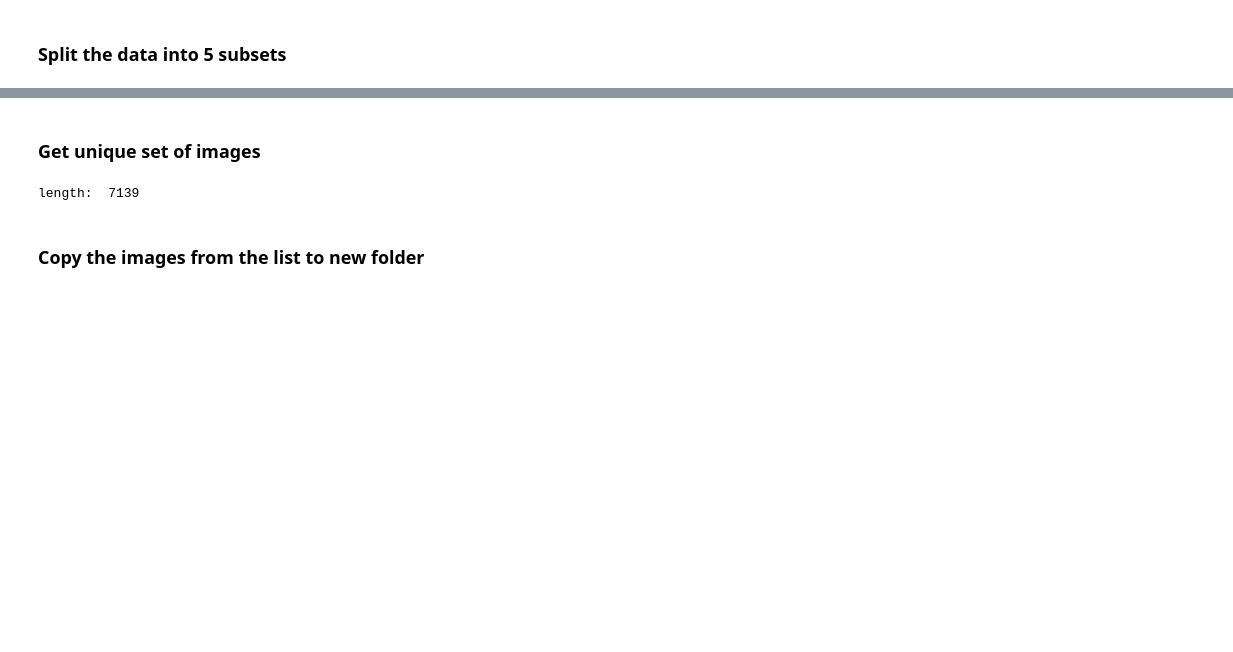
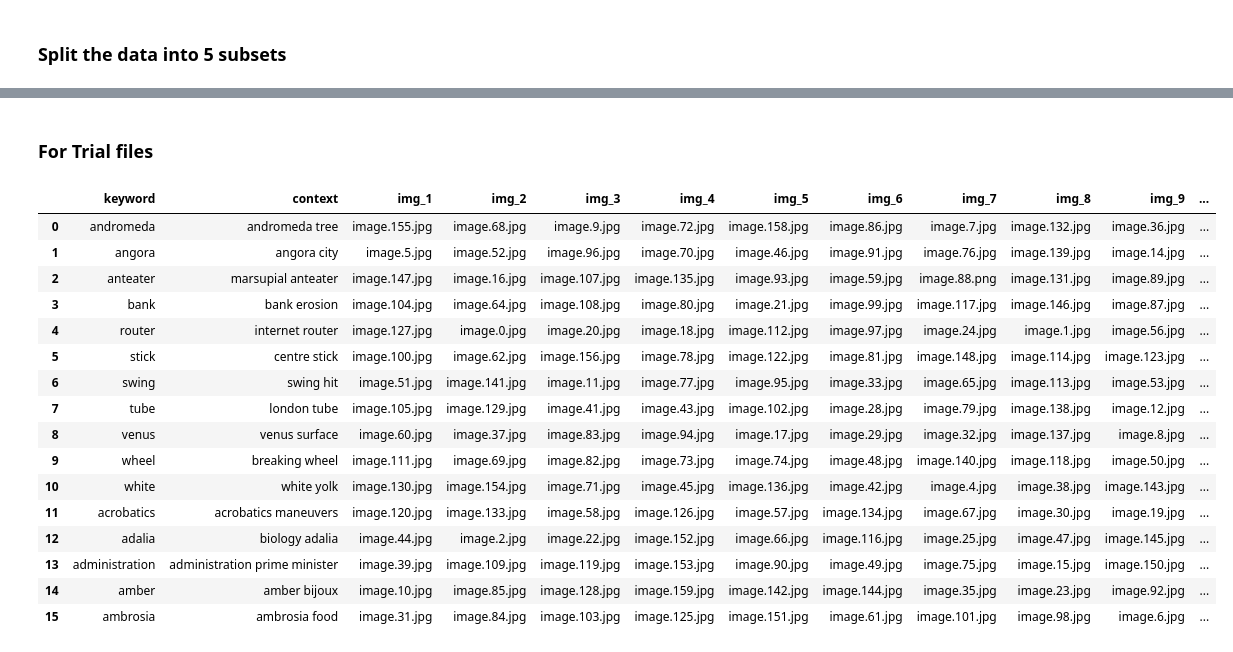
Before and after one commit to akmyat/V-WSD, a Jupyter notebook: data_split/data_split.ipynb, the cells around one changed output, grey strips where cells are left out. Drawn from its saved outputs; the diff is of its cells as text; code cells hidden in the pictures; blank space fills up the shorter version.

Commit message:
update data split

```diff
--- a/data_split/data_split.ipynb
+++ b/data_split/data_split.ipynb
@@ -11,7 +17,16 @@ data_path = "/path/to/data/"
+# %%
+data_path = "/content/drive/MyDrive/SemEval_Data/"
+if not os.path.exists(data_path):
+  os.makedirs(data_path)
 # %%
-data = pd.read_csv(data_path + "train.data.v1.txt", delimiter="\t", header=None, names=["keyword", "context", "img_1", "img_2", "img_3", "img_4", "img_5", "img_6", "img_7", "img_8", "img_9", "img_10"])
-keys = pd.read_csv(data_path+"train.gold.v1.txt", delimiter="\t", header=None)
+zipFile = zipfile.ZipFile("/content/drive/MyDrive/semeval-2023-task-1-V-WSD-train-v1.zip")
+
+with zipFile.open(zipFile.namelist()[3]) as f:
+  data = pd.read_csv(f, delimiter="\t", header=None, names=["keyword", "context", "img_1", "img_2", "img_3", "img_4", "img_5", "img_6", "img_7", "img_8", "img_9", "img_10"])
+with zipFile.open(zipFile.namelist()[4]) as f:
+  keys = pd.read_csv(f, delimiter="\t", header=None)
 data["gold_key"] = keys
+data.to_csv(data_path + "semeval_train.csv", index=None)
 data
 # %% [output]
 |  | keyword | context | img_1 | img_2 | img_3 | img_4 | img_5 | img_6 | img_7 | img_8 | img_9 | ... |
@@ -39,10 +68,0 @@ for df, name in zip(data_split, assigned_names):
-# %% [markdown]
-### Get unique set of images
-# %%
-subset_data = pd.read_csv("data_split_for_Aung.csv")       # change the file name
-image_list = list(set(list(itertools.chain.from_iterable(df[[f"img_{i}" for i in range(1, 11)]].values.tolist()))))
-print("length: ", len(image_list))
-# %% [output]
-length:  7139
-# %% [markdown]
-### Copy the images from the list to new folder
@@ -56,0 +69,27 @@ print(f"Copy Successfully: {len(image_list) == len(glob.glob(target_path+'*'))}"
+# %% [markdown]
+### For Trial files
+# %%
+with tarfile.open("/content/drive/MyDrive/semeval-2023-task-1-V-WSD-trial-v1.tar.gz", "r:*") as tarFile:
+  data = pd.read_csv(tarFile.extractfile(tarFile.getnames()[8]), delimiter="\t", header=None, names=["keyword", "context", "img_1", "img_2", "img_3", "img_4", "img_5", "img_6", "img_7", "img_8", "img_9", "img_10"])
+  keys = pd.read_csv(tarFile.extractfile(tarFile.getnames()[79]), delimiter="\t", header=None)
+  data["gold_key"] = keys
+data.to_csv(data_path+"semeval_trial.csv", index=False)
+data
+# %% [output]
+|  | keyword | context | img_1 | img_2 | img_3 | img_4 | img_5 | img_6 | img_7 | img_8 | img_9 | ... |
+| 0 | andromeda | andromeda tree | image.155.jpg | image.68.jpg | image.9.jpg | image.72.jpg | image.158.jpg | image.86.jpg | image.7.jpg | image.132.jpg | image.36.jpg | ... |
+| 1 | angora | angora city | image.5.jpg | image.52.jpg | image.96.jpg | image.70.jpg | image.46.jpg | image.91.jpg | image.76.jpg | image.139.jpg | image.14.jpg | ... |
+| 2 | anteater | marsupial anteater | image.147.jpg | image.16.jpg | image.107.jpg | image.135.jpg | image.93.jpg | image.59.jpg | image.88.png | image.131.jpg | image.89.jpg | ... |
+| 3 | bank | bank erosion | image.104.jpg | image.64.jpg | image.108.jpg | image.80.jpg | image.21.jpg | image.99.jpg | image.117.jpg | image.146.jpg | image.87.jpg | ... |
+| 4 | router | internet router | image.127.jpg | image.0.jpg | image.20.jpg | image.18.jpg | image.112.jpg | image.97.jpg | image.24.jpg | image.1.jpg | image.56.jpg | ... |
+| 5 | stick | centre stick | image.100.jpg | image.62.jpg | image.156.jpg | image.78.jpg | image.122.jpg | image.81.jpg | image.148.jpg | image.114.jpg | image.123.jpg | ... |
+| 6 | swing | swing hit | image.51.jpg | image.141.jpg | image.11.jpg | image.77.jpg | image.95.jpg | image.33.jpg | image.65.jpg | image.113.jpg | image.53.jpg | ... |
+| 7 | tube | london tube | image.105.jpg | image.129.jpg | image.41.jpg | image.43.jpg | image.102.jpg | image.28.jpg | image.79.jpg | image.138.jpg | image.12.jpg | ... |
+| 8 | venus | venus surface | image.60.jpg | image.37.jpg | image.83.jpg | image.94.jpg | image.17.jpg | image.29.jpg | image.32.jpg | image.137.jpg | image.8.jpg | ... |
+| 9 | wheel | breaking wheel | image.111.jpg | image.69.jpg | image.82.jpg | image.73.jpg | image.74.jpg | image.48.jpg | image.140.jpg | image.118.jpg | image.50.jpg | ... |
+| 10 | white | white yolk | image.130.jpg | image.154.jpg | image.71.jpg | image.45.jpg | image.136.jpg | image.42.jpg | image.4.jpg | image.38.jpg | image.143.jpg | ... |
+| 11 | acrobatics | acrobatics maneuvers | image.120.jpg | image.133.jpg | image.58.jpg | image.126.jpg | image.57.jpg | image.134.jpg | image.67.jpg | image.30.jpg | image.19.jpg | ... |
+| 12 | adalia | biology adalia | image.44.jpg | image.2.jpg | image.22.jpg | image.152.jpg | image.66.jpg | image.116.jpg | image.25.jpg | image.47.jpg | image.145.jpg | ... |
+| 13 | administration | administration prime minister | image.39.jpg | image.109.jpg | image.119.jpg | image.153.jpg | image.90.jpg | image.49.jpg | image.75.jpg | image.15.jpg | image.150.jpg | ... |
+| 14 | amber | amber bijoux | image.10.jpg | image.85.jpg | image.128.jpg | image.159.jpg | image.142.jpg | image.144.jpg | image.35.jpg | image.23.jpg | image.92.jpg | ... |
+| 15 | ambrosia | ambrosia food | image.31.jpg | image.84.jpg | image.103.jpg | image.125.jpg | image.151.jpg | image.61.jpg | image.101.jpg | image.98.jpg | image.6.jpg | ... |
```
Also changed, not shown: parts of 6 cells of this notebook, 17 other files.
